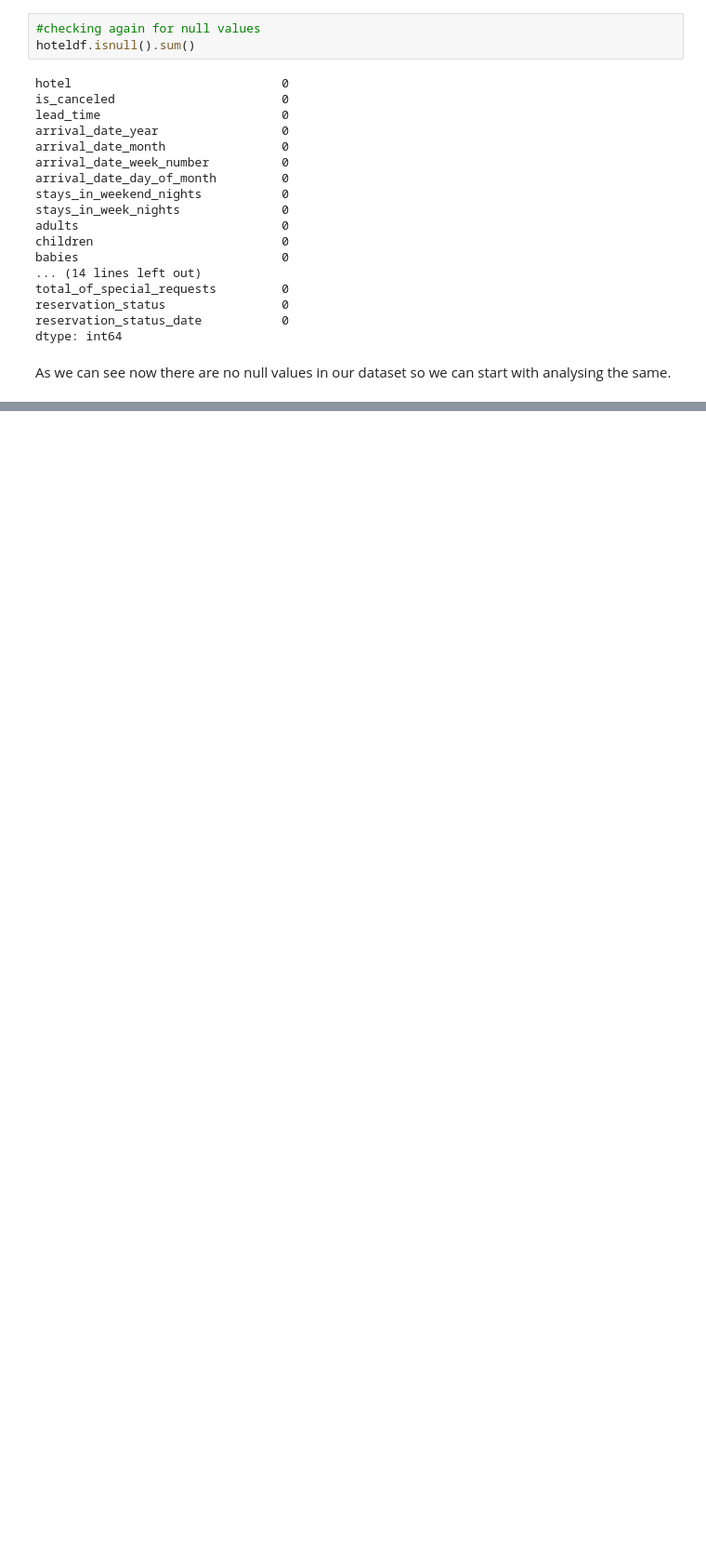
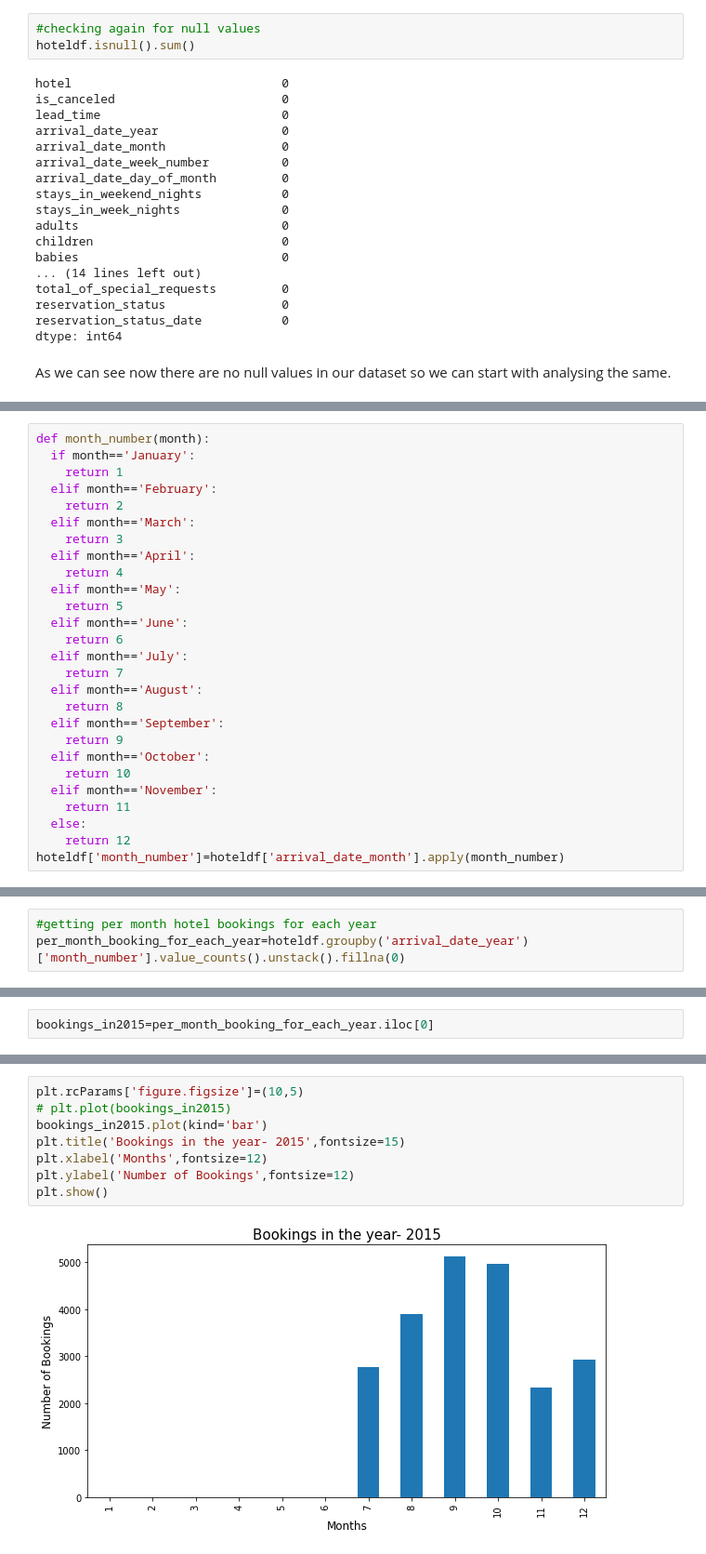
Before and after one commit to LuvMutreja/Hotel-booking-analysis, a Jupyter notebook: Luv_Mutreja_Hotel_Booking_Analysis_Capstone_Project.ipynb, the cells around one changed output, grey strips where cells are left out. Shown: that part at 93% size. Saved outputs shown, nothing was run; the diff lists cells and outputs as text; blank space fills up the shorter version.

```diff
--- a/Luv_Mutreja_Hotel_Booking_Analysis_Capstone_Project.ipynb
+++ b/Luv_Mutreja_Hotel_Booking_Analysis_Capstone_Project.ipynb
@@ -140,0 +161,27 @@ As we can see now there are no null values in our dataset so we can start with a
+# %%
+def month_number(month):
+  if month=='January':
+    return 1
+  elif month=='February':
+    return 2
+  elif month=='March':
+    return 3
+  elif month=='April':
+    return 4
+  elif month=='May':
+    return 5
+  elif month=='June':
+    return 6
+  elif month=='July':
+    return 7
+  elif month=='August':
+    return 8
+  elif month=='September':
+    return 9
+  elif month=='October':
+    return 10
+  elif month=='November':
+    return 11
+  else:
+    return 12
+hoteldf['month_number']=hoteldf['arrival_date_month'].apply(month_number)
@@ -140,0 +208,3 @@ As we can see now there are no null values in our dataset so we can start with a
+# %%
+#getting per month hotel bookings for each year
+per_month_booking_for_each_year=hoteldf.groupby('arrival_date_year')['month_number'].value_counts().unstack().fillna(0)
@@ -140,0 +219,2 @@ As we can see now there are no null values in our dataset so we can start with a
+# %%
+bookings_in2015=per_month_booking_for_each_year.iloc[0]
@@ -140,0 +238,10 @@ As we can see now there are no null values in our dataset so we can start with a
+# %%
+plt.rcParams['figure.figsize']=(10,5)
+# plt.plot(bookings_in2015)
+bookings_in2015.plot(kind='bar')
+plt.title('Bookings in the year- 2015',fontsize=15)
+plt.xlabel('Months',fontsize=12)
+plt.ylabel('Number of Bookings',fontsize=12)
+plt.show()
+# %% [output]
+[figure, added]
```
Also changed, not shown: parts of 13 cells of this notebook.
